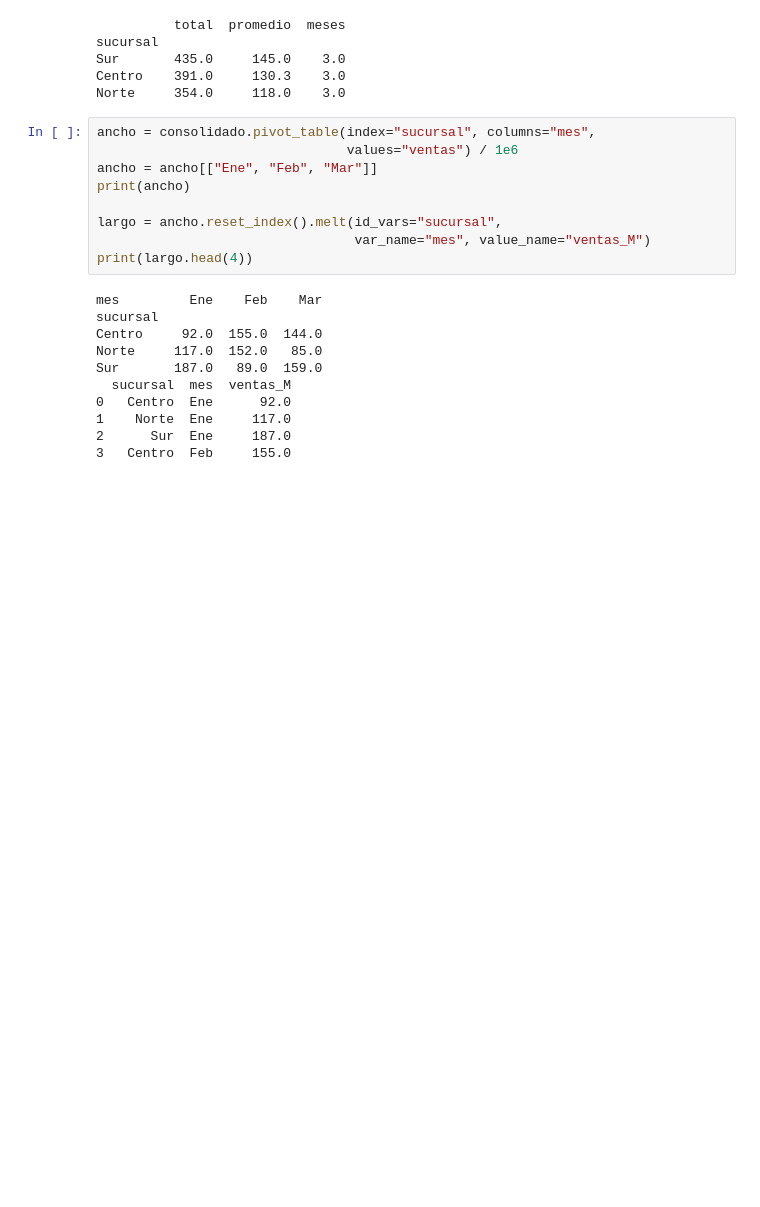
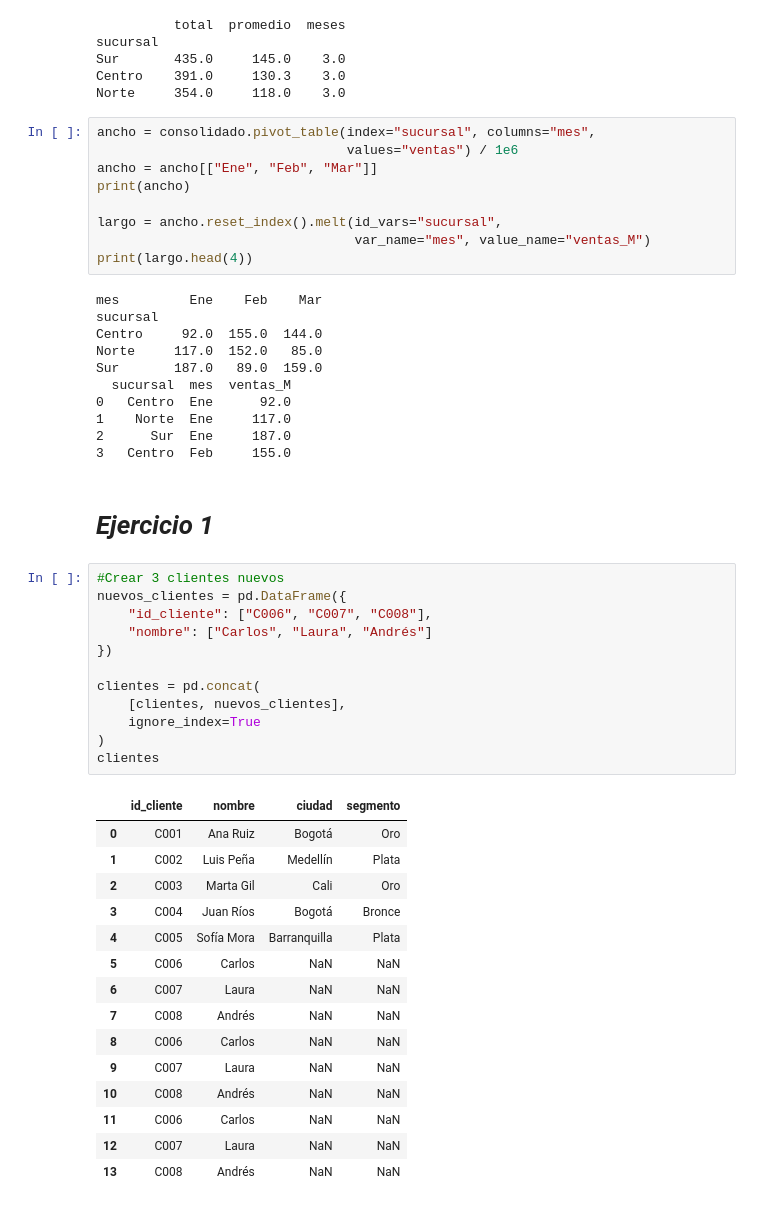
Before and after one commit to johnchaparros83-stack/Unicafam_Modelos_Analiticos_Indra, a Jupyter notebook: Sesion3_Integracion_de_datos.ipynb, the cells around one changed output. Drawn from its saved outputs; the diff is of its cells as text; blank space fills up the shorter version.

```diff
--- a/Sesion3_Integracion_de_datos.ipynb
+++ b/Sesion3_Integracion_de_datos.ipynb
@@ -145,3 +145,33 @@ Sur       187.0   89.0  159.0
 1    Norte  Ene     117.0
 2      Sur  Ene     187.0
 3   Centro  Feb     155.0
+# %% [markdown]
+# *Ejercicio 1*
+# %%
+#Crear 3 clientes nuevos
+nuevos_clientes = pd.DataFrame({
+    "id_cliente": ["C006", "C007", "C008"],
+    "nombre": ["Carlos", "Laura", "Andrés"]
+})
+
+clientes = pd.concat(
+    [clientes, nuevos_clientes],
+    ignore_index=True
+)
+clientes
+# %% [output]
+|  | id_cliente | nombre | ciudad | segmento |
+| 0 | C001 | Ana Ruiz | Bogotá | Oro |
+| 1 | C002 | Luis Peña | Medellín | Plata |
+| 2 | C003 | Marta Gil | Cali | Oro |
+| 3 | C004 | Juan Ríos | Bogotá | Bronce |
+| 4 | C005 | Sofía Mora | Barranquilla | Plata |
+| 5 | C006 | Carlos | NaN | NaN |
+| 6 | C007 | Laura | NaN | NaN |
+| 7 | C008 | Andrés | NaN | NaN |
+| 8 | C006 | Carlos | NaN | NaN |
+| 9 | C007 | Laura | NaN | NaN |
+| 10 | C008 | Andrés | NaN | NaN |
+| 11 | C006 | Carlos | NaN | NaN |
+| 12 | C007 | Laura | NaN | NaN |
+| 13 | C008 | Andrés | NaN | NaN |
```
Also changed, not shown: parts of 4 cells of this notebook.
